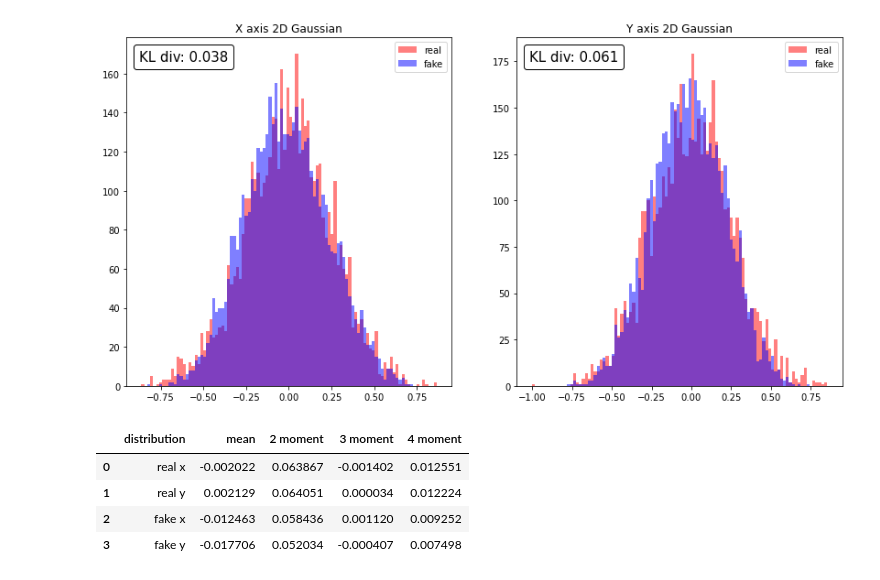
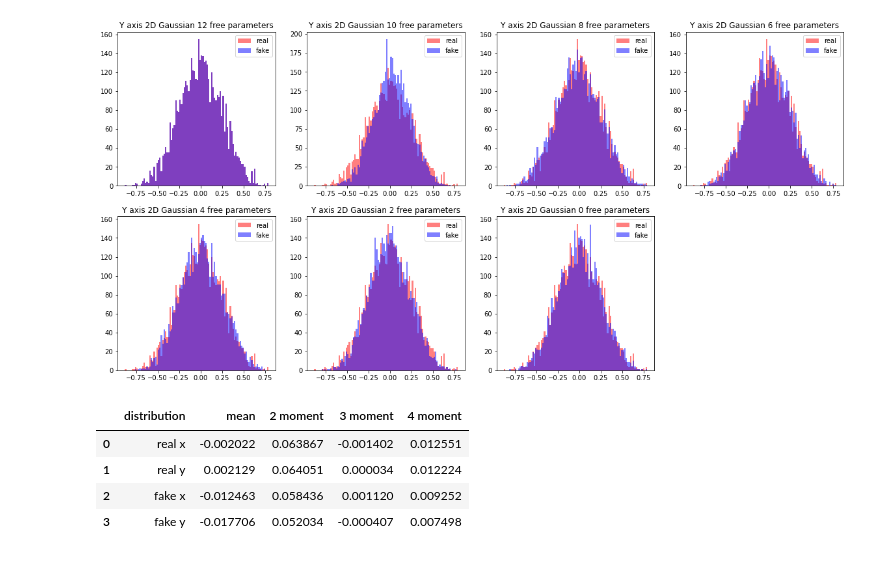
Before and after one commit to Edoardo-Pedicillo/Tesi_magistrale, a Jupyter notebook: 2D_gaussian_gamma/2D_gaussian_results.ipynb, the cells around one changed output. Saved outputs shown, nothing was run; the diff lists cells and outputs as text; code cells hidden in the pictures.

```diff
--- a/2D_gaussian_gamma/2D_gaussian_results.ipynb
+++ b/2D_gaussian_gamma/2D_gaussian_results.ipynb
@@ -166,38 +164,25 @@ plt.show()
-# %%
-nbins=100
-
-fig = plt.figure(figsize=(14,7))
-
-ax = fig.add_subplot(121)
-
-bins_real=pyplot.hist(real_distr[0].numpy(), color='red', bins=nbins,label='real', alpha=0.5)
-bins_fake=pyplot.hist(fake_distr.numpy()[0], bins=bins_real[1],color='blue', label='fake', alpha=0.5)
-
-pyplot.legend()
-pyplot.title("X axis 2D Gaussian")
-at = AnchoredText(
-    f"KL div: {'%.3f' %kl_divergence(bins_real[0],bins_fake[0],epsilon=0.1)}", prop=dict(size=15), frameon=True, loc='upper left')
-at.patch.set_boxstyle("round,pad=0.,rounding_size=0.2")
-ax.add_artist(at)
-
-
-ax = fig.add_subplot(122)
-
-bins_real=pyplot.hist(real_distr[1].numpy(), color='red', bins=nbins,label='real', alpha=0.5)
-bins_fake=pyplot.hist(fake_distr.numpy()[1], bins=bins_real[1],color='blue', label='fake', alpha=0.5)
-
-pyplot.legend()
-pyplot.title("Y axis 2D Gaussian")
-
-at = AnchoredText(
-    f"KL div: {'%.3f' %kl_divergence(bins_real[0],bins_fake[0],epsilon=0.1)}", prop=dict(size=15), frameon=True, loc='upper left')
-at.patch.set_boxstyle("round,pad=0.,rounding_size=0.2")
-ax.add_artist(at)
-
-
-pyplot.show()
-# %% [output]
-[figure, removed]
+# %%
+fig = plt.figure(figsize=(30,30))
+
+for i, val in enumerate(fixed_params):
+
+    pyplot.subplot(rows,cols,i+1)
+
+    bins_real=pyplot.hist(distributionsY[0].numpy(), color='red', bins=nbins,label='real', alpha=0.5)
+    bins_fake=pyplot.hist(distributionsY[i].numpy(), bins=bins_real[1],color='blue', label='fake', alpha=0.5)
+
+    pyplot.legend()
+    pyplot.title(f"Y axis 2D Gaussian {12-val} free parameters")
+
+    at = AnchoredText(
+        f"KL div: {'%.3f' %kl_divergence(bins_real[0],bins_fake[0],epsilon=0.1)}", prop=dict(size=15), frameon=True, loc='upper left')
+    at.patch.set_boxstyle("round,pad=0.,rounding_size=0.2")
+    ax.add_artist(at)
+
+
+pyplot.show()
+# %% [output]
+[figure, added]
 # %%
 from IPython.display import display
 from scipy import stats
```
Also changed, not shown: parts of 7 cells of this notebook, 10 other files.
